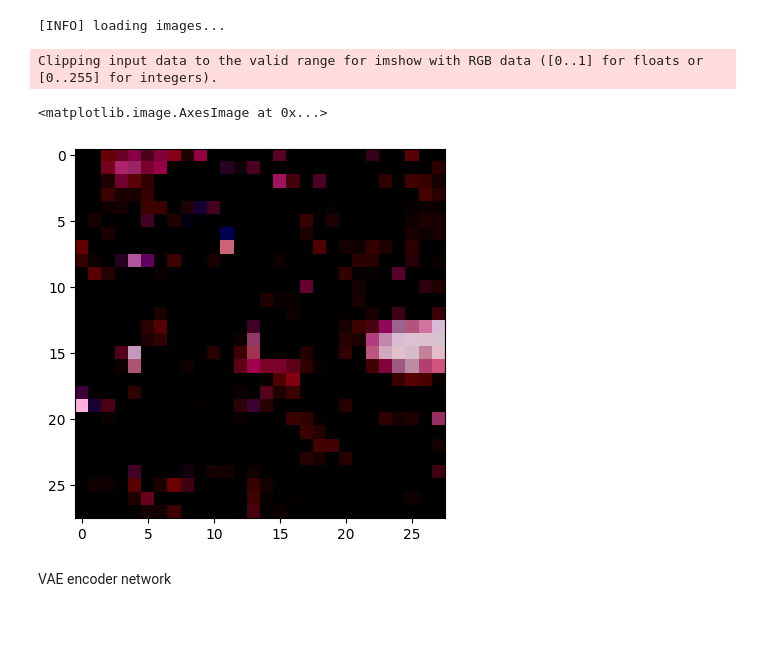
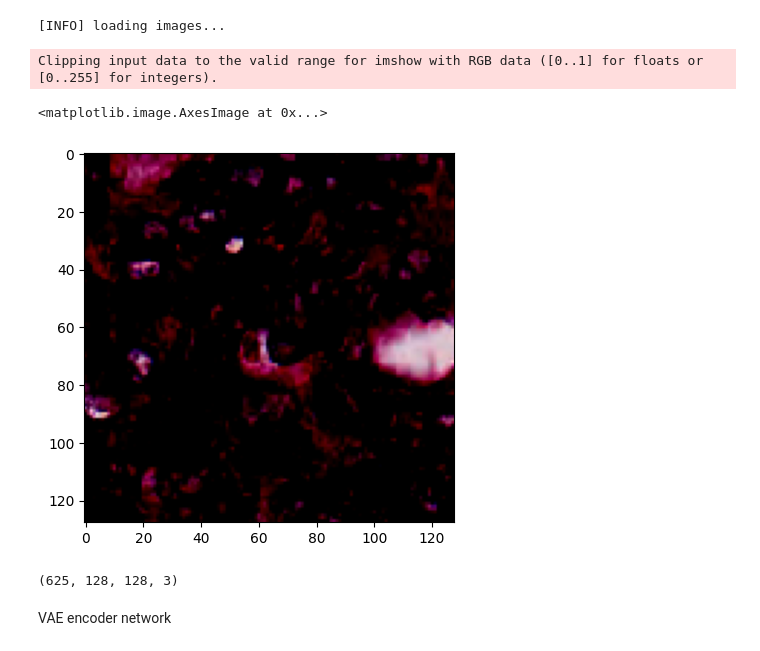
Before and after one commit to elvinelk/HSLU-Computer-Vision-Lab-Student-Version, a Jupyter notebook: Image_generator.ipynb, the cells around one changed output. Drawn from its saved outputs; the diff is of its cells as text; code cells hidden in the pictures; blank space fills up the shorter version.

```diff
--- a/Image_generator.ipynb
+++ b/Image_generator.ipynb
@@ -32,9 +32,9 @@ classes_dir
  '07_ADIPOSE',
  '08_EMPTY']
 # %%
-# Load data
+# Load data.
 print("[INFO] loading images...")
-imagePaths = list(paths.list_images("data/Kather_texture_2016_image_tiles_5000"))
+imagePaths = list(paths.list_images("data/Kather_texture_2016_image_tiles_5000/01_TUMOR"))
 data = []
 labels = []
 # loop over the image paths
@@ -43,10 +43,10 @@ for imagePath in imagePaths:
     label = (imagePath.split(os.path.sep)[-2][1])
     # Since we are going to use MobileNetV2 we need to resize the images
     # to the expected size by the pre-trained network.
-    image = load_img(imagePath, target_size=(28, 28)) # Resize image
+    image = load_img(imagePath, target_size=(128, 128)) # Resize image #image = load_img(imagePath, target_size=(28, 28)) # Resize image
     image = img_to_array(image)
     image = preprocess_input(image)
-    image = tf.cast(image, tf.float32) / 255.0 #normalize
+    # image = tf.cast(image, tf.float32) / 255.0 #normalize
     data.append(image)
     labels.append(label)
 # convert the data and labels to NumPy arrays
@@ -56,11 +56,16 @@ labels = np.array(labels)
 [INFO] loading images...
 # %%
 # display resized image
-plt.imshow(data[0]*255)
+# plt.imshow(data[0]*255)
+plt.imshow(data[0])
 # %% [output]
 Clipping input data to the valid range for imshow with RGB data ([0..1] for floats or [0..255] for integers).
 <matplotlib.image.AxesImage at 0x...>
-[figure, old version]
+[figure, new version]
+# %%
+data.shape
+# %% [output]
+(625, 128, 128, 3)
 # %%
 # # perform one-hot encoding on the labels
 # lb = LabelBinarizer()
```
Also changed, not shown: parts of 7 cells of this notebook.
